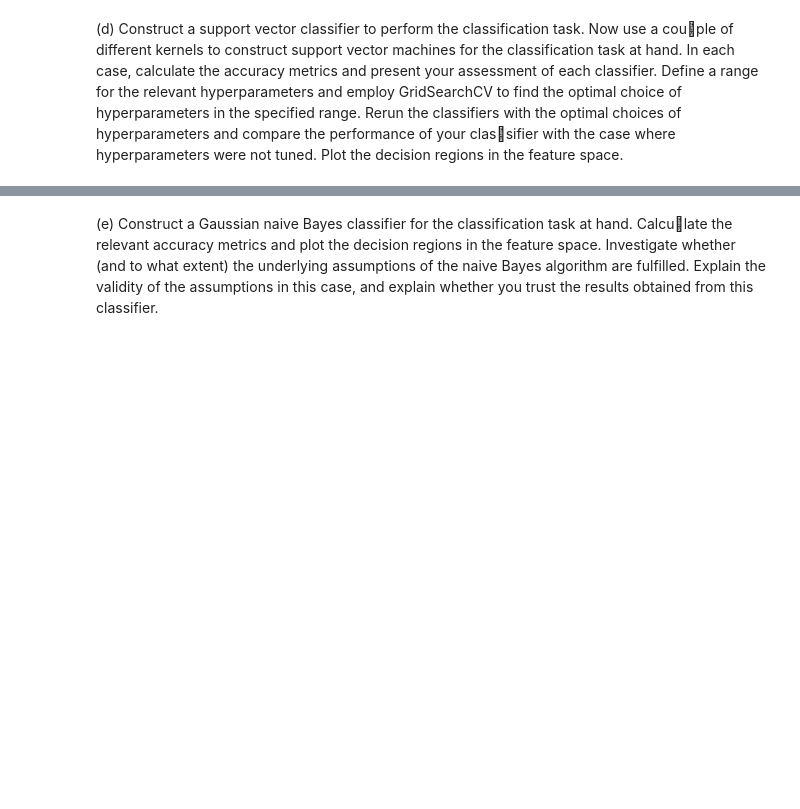
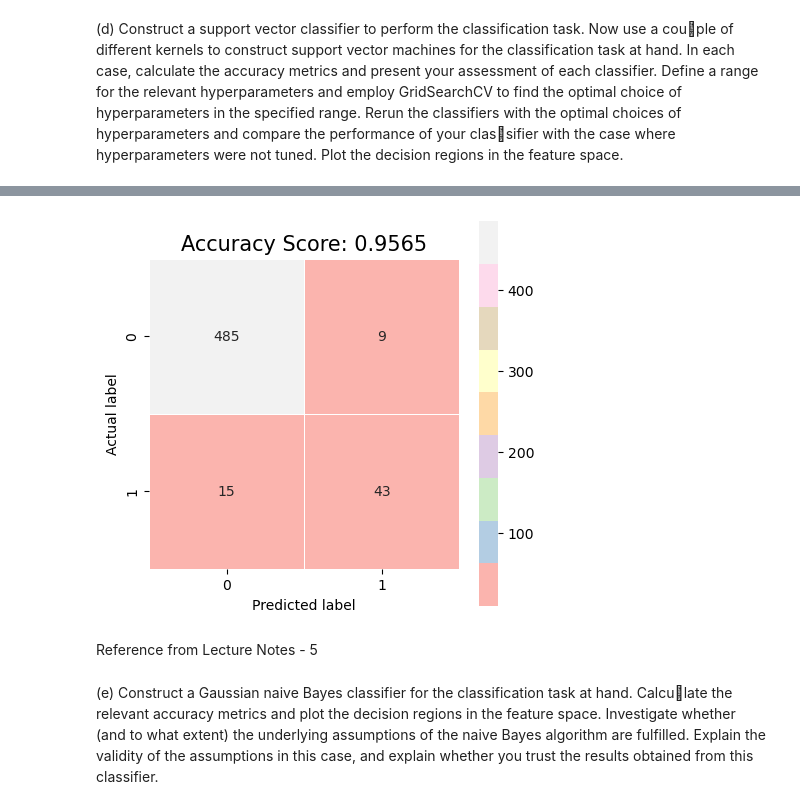
Before and after one commit to Manisha-Karnati/Projects, a Jupyter notebook: Manisha_Karnati_Assignment_2.ipynb, the cells around one changed output, grey strips where cells are left out. Drawn from its saved outputs; the diff is of its cells as text; code cells hidden in the pictures; blank space fills up the shorter version.

```diff
--- a/Manisha_Karnati_Assignment_2.ipynb
+++ b/Manisha_Karnati_Assignment_2.ipynb
@@ -1374,0 +1495,20 @@ NameError: name 'BaggingClassifier' is not defined
+# %%
+# Importing 'GridSearchCV' from 'sklearn'
+
+from sklearn.model_selection import GridSearchCV
+param_grid = {'C': [0.01, 0.1, 1, 10],
+              'gamma': [1,0.01, 0.001, 0.0001],
+              'gamma':['scale', 'auto'],
+              'kernel': ['linear', 'rbf'],
+              'degree': [2, 3],
+              'coef0': [0, 1, 2]}
+
+grid = GridSearchCV(svm.SVC(), param_grid, refit = True, verbose = 3, n_jobs=-1)
+
+grid.fit(X_train, y_train)
+
+print('\n Best choices for hyperparameters:\n', grid.best_params_)
+
+grid_predictions = grid.predict(X_test)
+
+print('\n Test Classification Report:\n\n', classification_report(y_test, grid_predictions))
@@ -1375 +1531,23 @@ NameError: name 'BaggingClassifier' is not defined
+# %%
+# Running the SVM with best choice of hyperparameters
+
+optimal_clf = svm.SVC(kernel='rbf', C=1, gamma='auto', degree=2, coef0=0)
+optimal_clf.fit(X_train, y_train)
+
+y_pred = optimal_clf.predict(X_test)
+
+svc_c_matrix = confusion_matrix(y_test, y_pred)
+score = metrics.accuracy_score(y_test, y_pred)
+
+plt.figure(figsize=(5,5))
+sns.heatmap(svc_c_matrix, annot=True, fmt=".0f", linewidths=.5, square = True, cmap = 'Pastel1');
+plt.ylabel('Actual label');
+plt.xlabel('Predicted label');
+all_sample_title = 'Accuracy Score: {0}'.format(round(score, 4))
+plt.title(all_sample_title, size = 15);
+plt.show()
+# %% [output]
+[figure, added]
+# %% [markdown]
+Reference from Lecture Notes - 5
 # %% [markdown]
```
Also changed, not shown: parts of 66 cells of this notebook.
